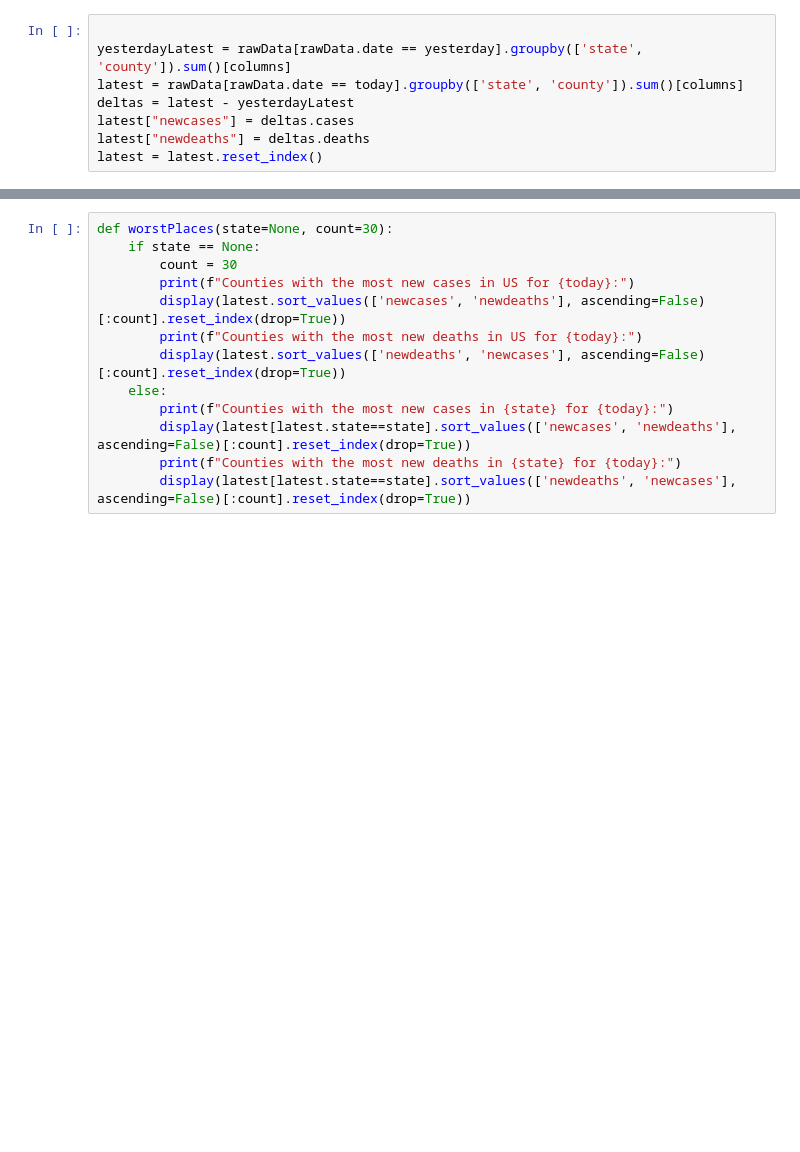
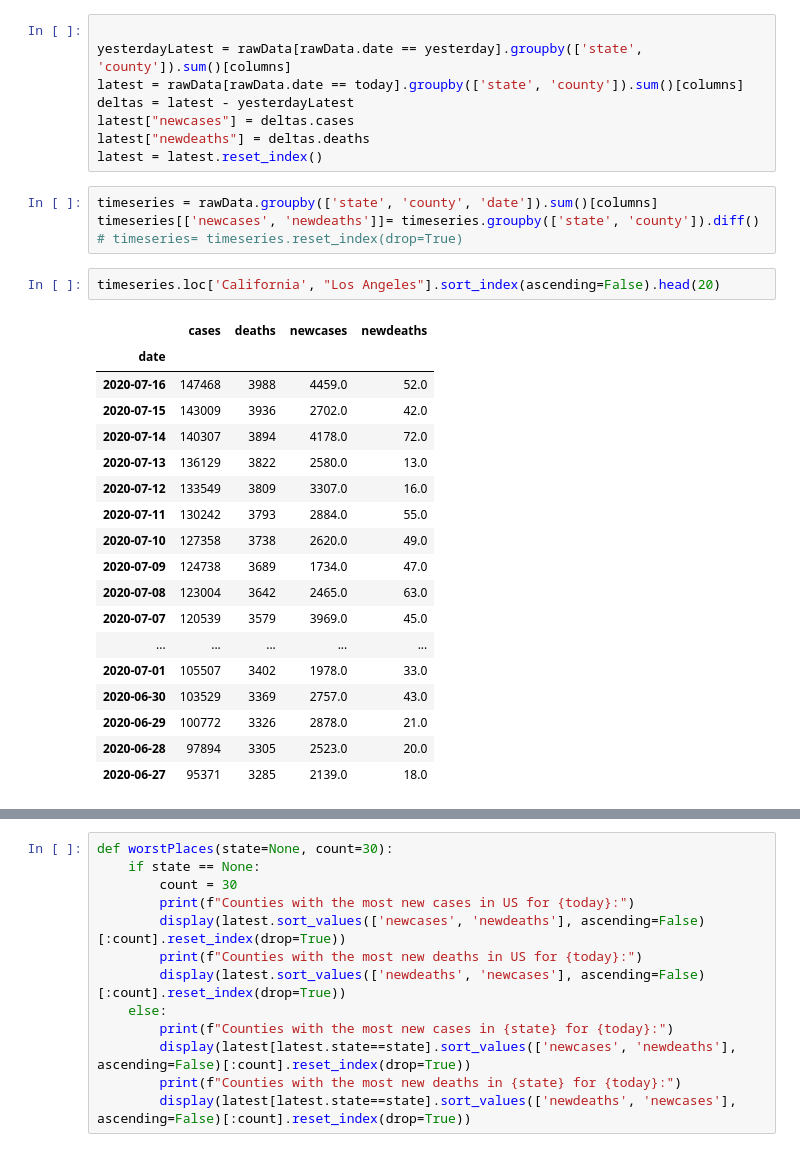
Before and after one commit to freefrancisco/covidanalysis, a Jupyter notebook: CovidAnalysis.ipynb, the cells around one changed output, grey strips where cells are left out. Saved outputs shown, nothing was run; the diff lists cells and outputs as text; blank space fills up the shorter version.

```diff
--- a/CovidAnalysis.ipynb
+++ b/CovidAnalysis.ipynb
@@ -58,3 +58,28 @@ deltas = latest - yesterdayLatest
 latest["newcases"] = deltas.cases
 latest["newdeaths"] = deltas.deaths
 latest = latest.reset_index()
+# %%
+timeseries = rawData.groupby(['state', 'county', 'date']).sum()[columns]
+timeseries[['newcases', 'newdeaths']]= timeseries.groupby(['state', 'county']).diff()
+# timeseries= timeseries.reset_index(drop=True)
+# %%
+timeseries.loc['California', "Los Angeles"].sort_index(ascending=False).head(20)
+# %% [output]
+|  | cases | deaths | newcases | newdeaths |
+| date |  |  |  |  |
+| 2020-07-16 | 147468 | 3988 | 4459.0 | 52.0 |
+| 2020-07-15 | 143009 | 3936 | 2702.0 | 42.0 |
+| 2020-07-14 | 140307 | 3894 | 4178.0 | 72.0 |
+| 2020-07-13 | 136129 | 3822 | 2580.0 | 13.0 |
+| 2020-07-12 | 133549 | 3809 | 3307.0 | 16.0 |
+| 2020-07-11 | 130242 | 3793 | 2884.0 | 55.0 |
+| 2020-07-10 | 127358 | 3738 | 2620.0 | 49.0 |
+| 2020-07-09 | 124738 | 3689 | 1734.0 | 47.0 |
+| 2020-07-08 | 123004 | 3642 | 2465.0 | 63.0 |
+| 2020-07-07 | 120539 | 3579 | 3969.0 | 45.0 |
+| ... | ... | ... | ... | ... |
+| 2020-07-01 | 105507 | 3402 | 1978.0 | 33.0 |
+| 2020-06-30 | 103529 | 3369 | 2757.0 | 43.0 |
+| 2020-06-29 | 100772 | 3326 | 2878.0 | 21.0 |
+| 2020-06-28 | 97894 | 3305 | 2523.0 | 20.0 |
+| 2020-06-27 | 95371 | 3285 | 2139.0 | 18.0 |
```
Also changed, not shown: parts of 13 cells of this notebook.
